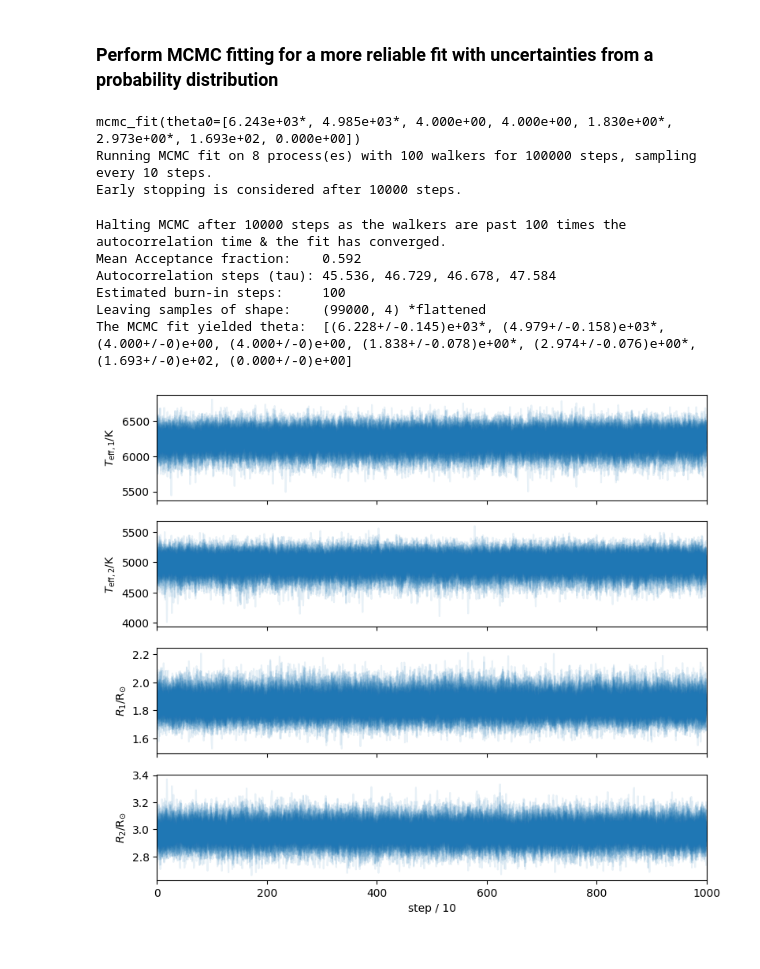
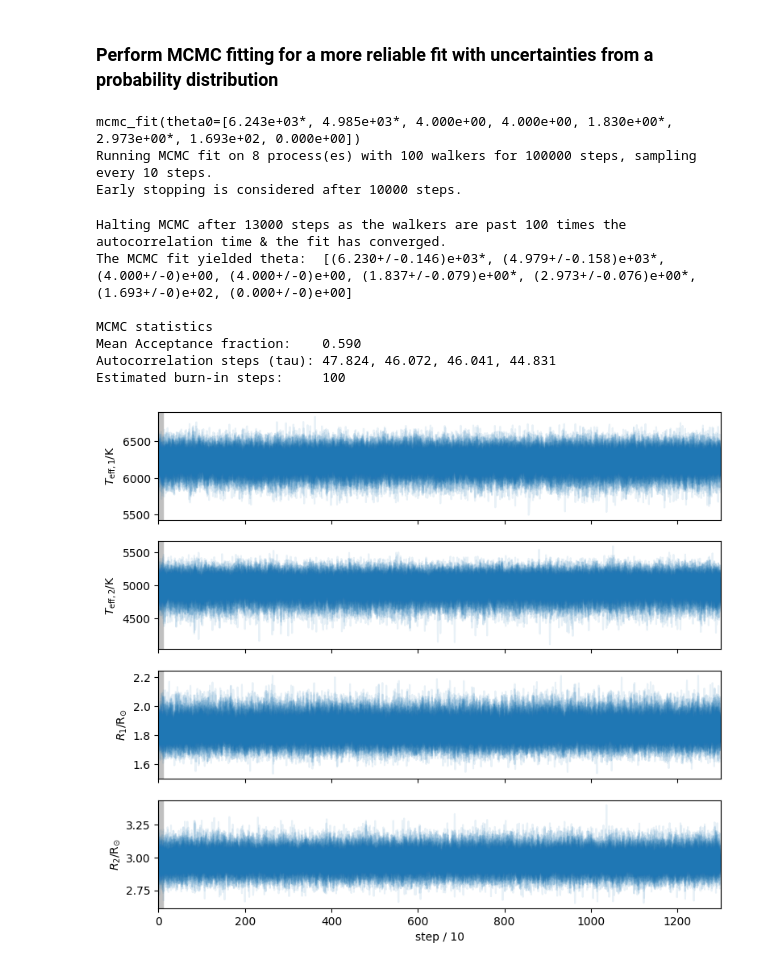
Before and after one commit to SteveOv/sed_fit, a Jupyter notebook: fitting-a-sed-new.ipynb, the cells around one changed output. Cells and saved outputs as stored; diff of their text form; code cells hidden in the pictures.

Commit message:
created McmcResult class (resolves #7)

```diff
--- a/fitting-a-sed-new.ipynb
+++ b/fitting-a-sed-new.ipynb
@@ -400,29 +403,33 @@ Best fit parameters for AI Phe from the 'minimize' fit
 ### Perform MCMC fitting for a more reliable fit with uncertainties from a probability distribution
 # %%
 thin_by = 10 # sample every nth step from the chain
-theta_mcmc, sampler = mcmc_fit(x, y, y_err, theta0=theta_min, fit_mask=fit_mask,
-                               ln_prior_func=ln_prior_func, stellar_grid=model_grid,
-                               nwalkers=100, nsteps=100000, thin_by=thin_by, seed=42,
-                               early_stopping=True, processes=8, progress=True, verbose=True)
+theta_mcmc, result = mcmc_fit(x, y, y_err, theta0=theta_min, fit_mask=fit_mask,
+                              ln_prior_func=ln_prior_func, stellar_grid=model_grid,
+                              nwalkers=100, nsteps=100000, thin_by=thin_by, seed=42,
+                              early_stopping=True, processes=8, progress=True, verbose=True)
+
+print(f"\nMCMC statistics\n{result}")
 # %% [output]
 mcmc_fit(theta0=[6.243e+03*, 4.985e+03*, 4.000e+00, 4.000e+00, 1.830e+00*, 2.973e+00*, 1.693e+02, 0.000e+00])
 Running MCMC fit on 8 process(es) with 100 walkers for 100000 steps, sampling every 10 steps.
 Early stopping is considered after 10000 steps.
-Halting MCMC after 10000 steps as the walkers are past 100 times the autocorrelation time & the fit has converged.
-Mean Acceptance fraction:    0.592
-Autocorrelation steps (tau): 45.536, 46.729, 46.678, 47.584
+Halting MCMC after 13000 steps as the walkers are past 100 times the autocorrelation time & the fit has converged.
+The MCMC fit yielded theta:  [(6.230+/-0.146)e+03*, (4.979+/-0.158)e+03*, (4.000+/-0)e+00, (4.000+/-0)e+00, (1.837+/-0.079)e+00*, (2.973+/-0.076)e+00*, (1.693+/-0)e+02, (0.000+/-0)e+00]
+
+MCMC statistics
+Mean Acceptance fraction:    0.590
+Autocorrelation steps (tau): 47.824, 46.072, 46.041, 44.831
 Estimated burn-in steps:     100
-Leaving samples of shape:    (99000, 4) *flattened
-The MCMC fit yielded theta:  [(6.228+/-0.145)e+03*, (4.979+/-0.158)e+03*, (4.000+/-0)e+00, (4.000+/-0)e+00, (1.838+/-0.078)e+00*, (2.974+/-0.076)e+00*, (1.693+/-0)e+02, (0.000+/-0)e+00]
 # %%
-all_samples = sampler.get_chain()
+all_samples = result.get_sample_chain(flat=False, discard=0)
 fig, axes = plt.subplots(nrows=sum(fit_mask), figsize=(9, 2*sum(fit_mask)), sharex=True)
 for ix, ax in enumerate(axes.flat):
     ax.plot(all_samples[:, :, ix], "tab:blue", alpha=0.1)
+    ax.axvspan(0, result.burn_in_iters, color="silver")
     ax.set(xlim=(0, len(all_samples)), ylabel=theta_plot_labels[fit_mask][ix])
 axes[-1].set(xlabel=f"step / {thin_by}")
 plt.show(fig)
 plt.close()
 # %% [output]
-[figure, old version]
+[figure, new version]
 # %%
```
Also changed, not shown: parts of 5 cells of this notebook, 3 other files.
